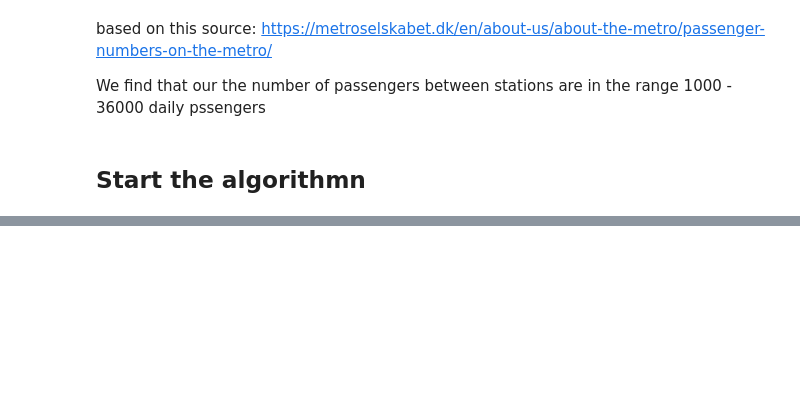
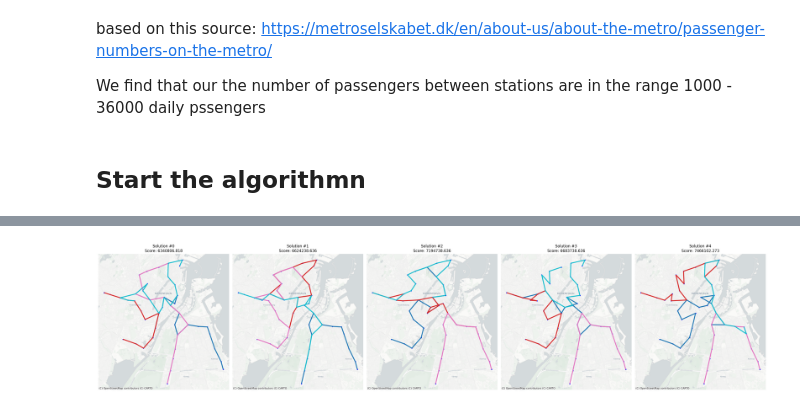
Before and after one commit to jevgbur/Genetic-algorithms-metro-optimization, a Jupyter notebook: basic_genetic/Basic_genetic_activity.ipynb, the cells around one changed output, grey strips where cells are left out. Cells and saved outputs as stored; diff of their text form; code cells hidden in the pictures; blank space fills up the shorter version.

Commit message:
feat: added performance of the individual kids  visualisation of all the kids in first gen

```diff
--- a/basic_genetic/Basic_genetic_activity.ipynb
+++ b/basic_genetic/Basic_genetic_activity.ipynb
@@ -296,0 +245,95 @@ plt.show()
+# %%
+# -------- LINE CREATION --------
+def create_line(p1_name, p2_name, gdf_stops_3857):
+    p1 = gdf_stops_3857.loc[
+        gdf_stops_3857["stop_name"] == p1_name, "geometry"
+    ].iloc[0]
+
+    p2 = gdf_stops_3857.loc[
+        gdf_stops_3857["stop_name"] == p2_name, "geometry"
+    ].iloc[0]
+
+    return LineString([p1, p2])
+
+
+# -------- BUILD EDGES --------
+def build_edges_gdf(solution_routes_dict, gdf_stops_3857):
+    records = []
+
+    for route_id, route in solution_routes_dict.items():
+
+        # Only process actual routes (skip score or other metadata)
+        if not isinstance(route, (list, tuple)):
+            continue
+
+        for k in range(len(route) - 1):
+            p1 = route[k]
+            p2 = route[k + 1]
+
+            line = create_line(p1, p2, gdf_stops_3857)
+
+            records.append({
+                "geometry": line,
+                "route_id": route_id
+            })
+
+    return gpd.GeoDataFrame(records, crs=gdf_stops_3857.crs)
+
+
+# -------- MAIN PLOT --------
+n = len(accepted_kids)
+
+fig, axes = plt.subplots(
+    1, n,
+    figsize=(6 * n, 8),
+    sharex=True,
+    sharey=True
+)
+
+# If only one solution
+if n == 1:
+    axes = [axes]
+
+for idx, solution_dict in enumerate(accepted_kids):
+
+    ax = axes[idx]
+
+    # Extract score safely
+    score = solution_dict.get("Score", None)
+
+    edges_gdf = build_edges_gdf(solution_dict, gdf_stops_3857)
+
+    edges_gdf.plot(
+        ax=ax,
+        column="route_id",
+        categorical=True,
+        legend=False,
+        linewidth=3
+    )
+
+    gdf_stops_3857.plot(
+        ax=ax,
+        color="blue",
+        markersize=8
+    )
+
+    cx.add_basemap(
+        ax,
+        source=cx.providers.CartoDB.Positron,
+        crs=gdf_stops_3857.crs
+    )
+
+    # Title + subheader
+    if isinstance(score, (int, float)):
+        ax.set_title(f"Solution #{idx}\nScore: {score:.3f}")
+    elif score is not None:
+        ax.set_title(f"Solution #{idx}\nScore: {score}")
+    else:
+        ax.set_title(f"Solution #{idx}")
+
+    ax.set_axis_off()
+    ax.set_aspect("equal")
+
+plt.tight_layout()
+plt.show()
+# %% [output]
@@ -296,0 +345 @@ plt.show()
+[figure, added]
```
Also changed, not shown: parts of 5 cells of this notebook.
